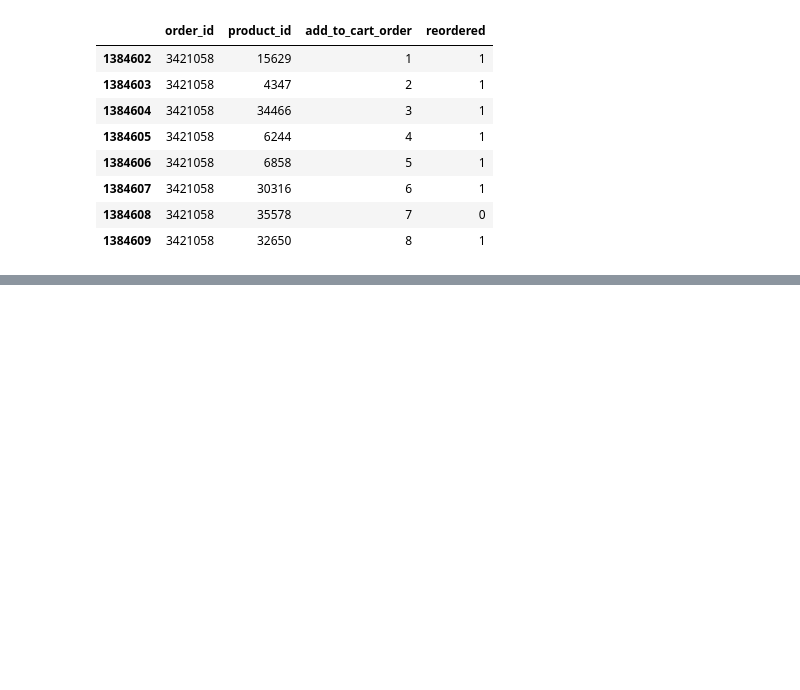
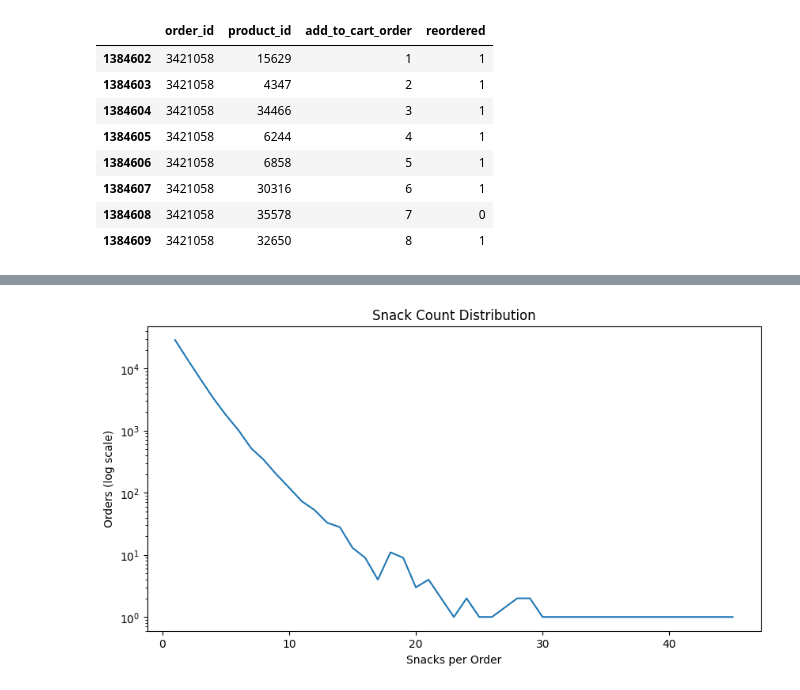
Before and after one commit to NyleLuza/fall2025, a Jupyter notebook: comp541/final_project/project.ipynb, the cells around one changed output, grey strips where cells are left out. Cells and saved outputs as stored; diff of their text form; code cells hidden in the pictures; blank space fills up the shorter version.

```diff
--- a/comp541/final_project/project.ipynb
+++ b/comp541/final_project/project.ipynb
@@ -174,0 +195,11 @@ df_intersection
+# %%
+# obtain the number of snacks purchased in each transaction and create new column
+df_intersection["snack_count"] = df_intersection.groupby("order_id")["product_id"].transform("size")
+avg = df_intersection["snack_count"].agg("mean")
+snack_dict = {}
+for i in range(1, 46):
+    if df_intersection[df_intersection["snack_count"] == i]["order_id"].nunique() <= 0:
+        continue
+    else:
+        snack_dict[i] = df_intersection[df_intersection["snack_count"] == i]["order_id"].nunique()
+snack_dict
@@ -174,0 +249,12 @@ df_intersection
+# %%
+import seaborn as sns
+
+plt.figure(figsize=(10,5))
+sns.lineplot(x=list(snack_dict.keys()), y=list(snack_dict.values()))
+plt.yscale("log")
+plt.xlabel("Snacks per Order")
+plt.ylabel("Orders (log scale)")
+plt.title("Snack Count Distribution")
+plt.show()
+# %% [output]
+[figure, added]
```
Also changed, not shown: parts of 7 cells of this notebook.
